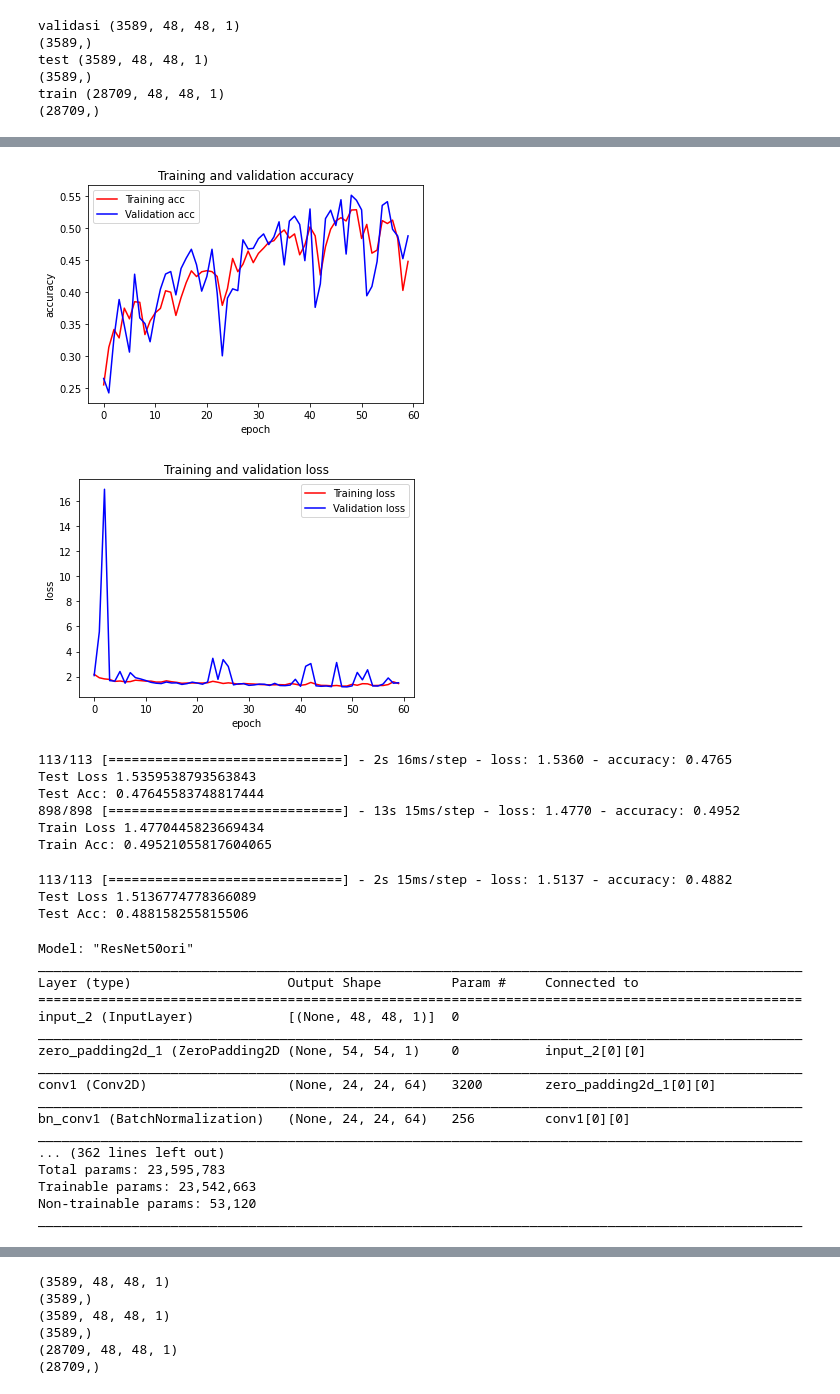
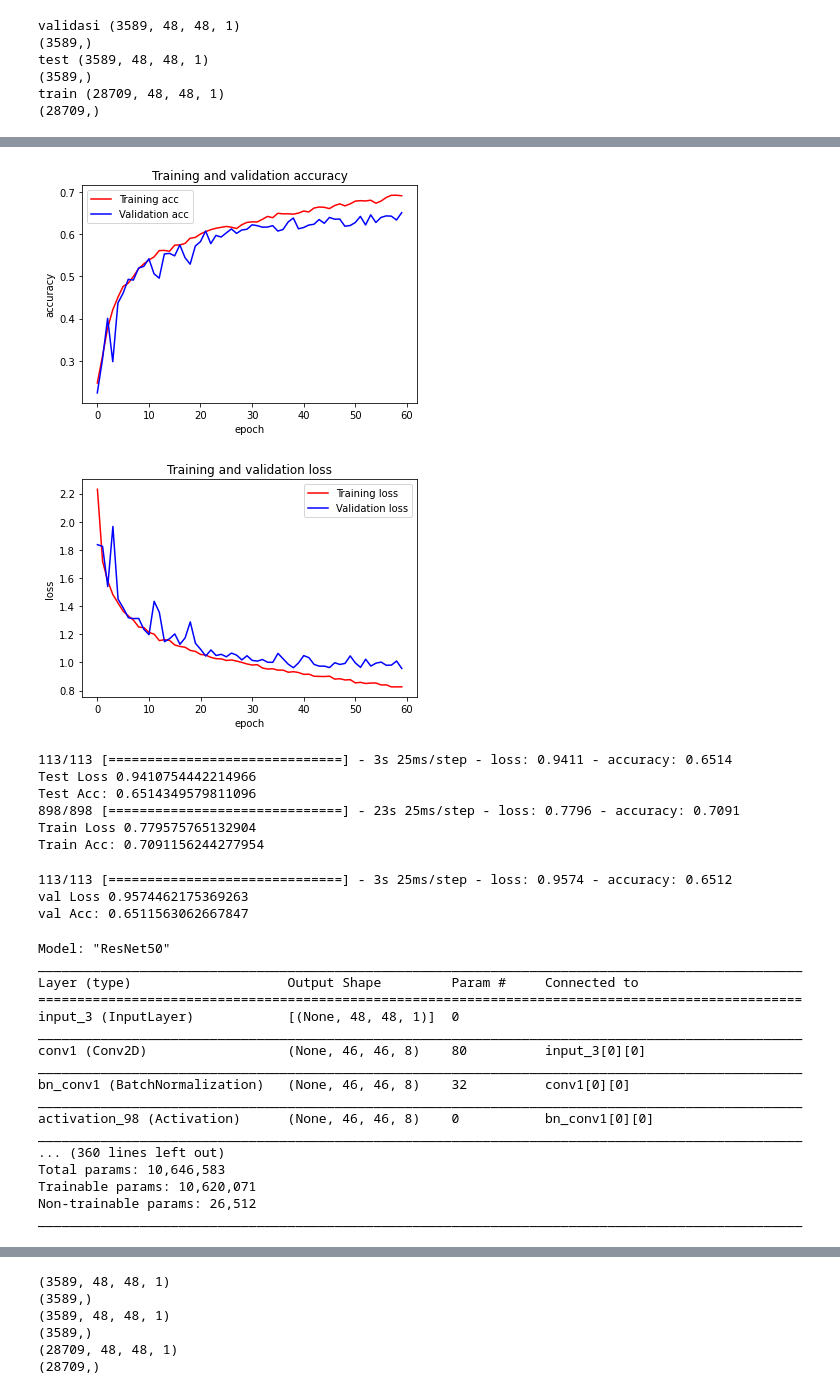
Before and after one commit to senapahlevi/FER2013_Resnet50_WeightNone, a Jupyter notebook: fix/FER2013_Resnet50_weightnone_fixTrainTestVal.ipynb, the cells around one changed output, grey strips where cells are left out. Drawn from its saved outputs; the diff is of its cells as text; code cells hidden in the pictures.

Commit message:
Adam_LR=0.0005_BS:64_epochs60_resnet50edit_Aug:rr,sr,ws,hs,zr,hf65%

```diff
--- a/fix/FER2013_Resnet50_weightnone_fixTrainTestVal.ipynb
+++ b/fix/FER2013_Resnet50_weightnone_fixTrainTestVal.ipynb
@@ -422,7 +422,7 @@ num_classes = 7
 
 
 from keras.optimizers import Adam, SGD
-model = ResNet50ori(input_shape = (48, 48, 1), classes = 7)
+model = ResNet50(input_shape = (48, 48, 1), classes = 7)
 optimizer = Adam(learning_rate=0.0005)
 model.compile(optimizer= optimizer, loss='sparse_categorical_crossentropy', metrics=['accuracy'])
 # %%
@@ -497,31 +497,31 @@ Epoch 60/60
 # %%
 import matplotlib.pyplot as plt
 
-model.save('/content/drive/MyDrive/FER2013KaggleOri/fer2013/Resnet50Scracth/scratchcheckpoint/Fix_Model_resnet50SGD5st.h5')
+model.save('/content/drive/MyDrive/FER2013KaggleOri/fer2013/Resnet50Scracth/scratchcheckpoint/Fix_Model_resnet50editSGD5st.h5')
 
-#gffhgffkjkjdskjjkjkjkjhjhnnn
+#gffhgffkjkjdskjjkjkjkjhjhnnnhjhhu
 accuracy = history.history['accuracy']
 val_accuracy = history.history['val_accuracy']
 loss = history.history['loss']
 val_loss = history.history['val_loss']
 num_epochs = range(len(accuracy))
 plt.plot(num_epochs, accuracy, 'r', label='Training acc')
 plt.plot(num_epochs, val_accuracy, 'b', label='Validation acc')
 plt.title('Training and validation accuracy')
 plt.ylabel('accuracy')
 plt.xlabel('epoch')
 plt.legend()
 plt.figure()
 plt.plot(num_epochs, loss, 'r', label='Training loss')
 plt.plot(num_epochs, val_loss, 'b', label='Validation loss')
 plt.title('Training and validation loss')
 plt.ylabel('loss')
 plt.xlabel('epoch')
 plt.legend()
 plt.show()
 # %% [output]
-[figure, old version]
+[figure, new version]
-[figure, old version]
+[figure, new version]
 # %%
 testloss = model.evaluate(xtest, ytest)
 print("Test Loss " + str(testloss[0]))
@@ -530,42 +530,42 @@ trainloss = model.evaluate(xtrain, ytrain)
 print("Train Loss " + str(trainloss[0]))
 print("Train Acc: " + str(trainloss[1]))
 # %% [output]
-113/113 [==============================] - 2s 16ms/step - loss: 1.5360 - accuracy: 0.4765
-Test Loss 1.5359538793563843
-Test Acc: 0.47645583748817444
-898/898 [==============================] - 13s 15ms/step - loss: 1.4770 - accuracy: 0.4952
-Train Loss 1.4770445823669434
-Train Acc: 0.49521055817604065
+113/113 [==============================] - 3s 25ms/step - loss: 0.9411 - accuracy: 0.6514
+Test Loss 0.9410754442214966
+Test Acc: 0.6514349579811096
+898/898 [==============================] - 23s 25ms/step - loss: 0.7796 - accuracy: 0.7091
+Train Loss 0.779575765132904
+Train Acc: 0.7091156244277954
 # %%
 testlosz = model.evaluate(x_val, y_val)
-print("Test Loss " + str(testlosz[0]))
-print("Test Acc: " + str(testlosz[1]))
+print("val Loss " + str(testlosz[0]))
+print("val Acc: " + str(testlosz[1]))
 # %% [output]
-113/113 [==============================] - 2s 15ms/step - loss: 1.5137 - accuracy: 0.4882
-Test Loss 1.5136774778366089
-Test Acc: 0.488158255815506
+113/113 [==============================] - 3s 25ms/step - loss: 0.9574 - accuracy: 0.6512
+val Loss 0.9574462175369263
+val Acc: 0.6511563062667847
 # %%
 from keras.models import load_model
-model_load = load_model('/content/drive/MyDrive/FER2013KaggleOri/fer2013/Resnet50Scracth/scratchcheckpoint/Fix_Model_resnet50SGD5st.h5')
+model_load = load_model('/content/drive/MyDrive/FER2013KaggleOri/fer2013/Resnet50Scracth/scratchcheckpoint/Fix_Model_resnet50editSGD5st.h5')
 
 model_load.summary()
 # %% [output]
-Model: "ResNet50ori"
+Model: "ResNet50"
 __________________________________________________________________________________________________
 Layer (type)                    Output Shape         Param #     Connected to
 ==================================================================================================
-input_2 (InputLayer)            [(None, 48, 48, 1)]  0
+input_3 (InputLayer)            [(None, 48, 48, 1)]  0
 __________________________________________________________________________________________________
-zero_padding2d_1 (ZeroPadding2D (None, 54, 54, 1)    0           input_2[0][0]
+conv1 (Conv2D)                  (None, 46, 46, 8)    80          input_3[0][0]
 __________________________________________________________________________________________________
-conv1 (Conv2D)                  (None, 24, 24, 64)   3200        zero_padding2d_1[0][0]
+bn_conv1 (BatchNormalization)   (None, 46, 46, 8)    32          conv1[0][0]
 __________________________________________________________________________________________________
-bn_conv1 (BatchNormalization)   (None, 24, 24, 64)   256         conv1[0][0]
+activation_98 (Activation)      (None, 46, 46, 8)    0           bn_conv1[0][0]
 __________________________________________________________________________________________________
-... (362 lines left out)
-Total params: 23,595,783
-Trainable params: 23,542,663
-Non-trainable params: 53,120
+... (360 lines left out)
+Total params: 10,646,583
+Trainable params: 10,620,071
+Non-trainable params: 26,512
 __________________________________________________________________________________________________
 # %%
 #loss,acc = model_load.evaluate(xtrain,ytrain)
```
Also changed, not shown: parts of 8 cells of this notebook.
